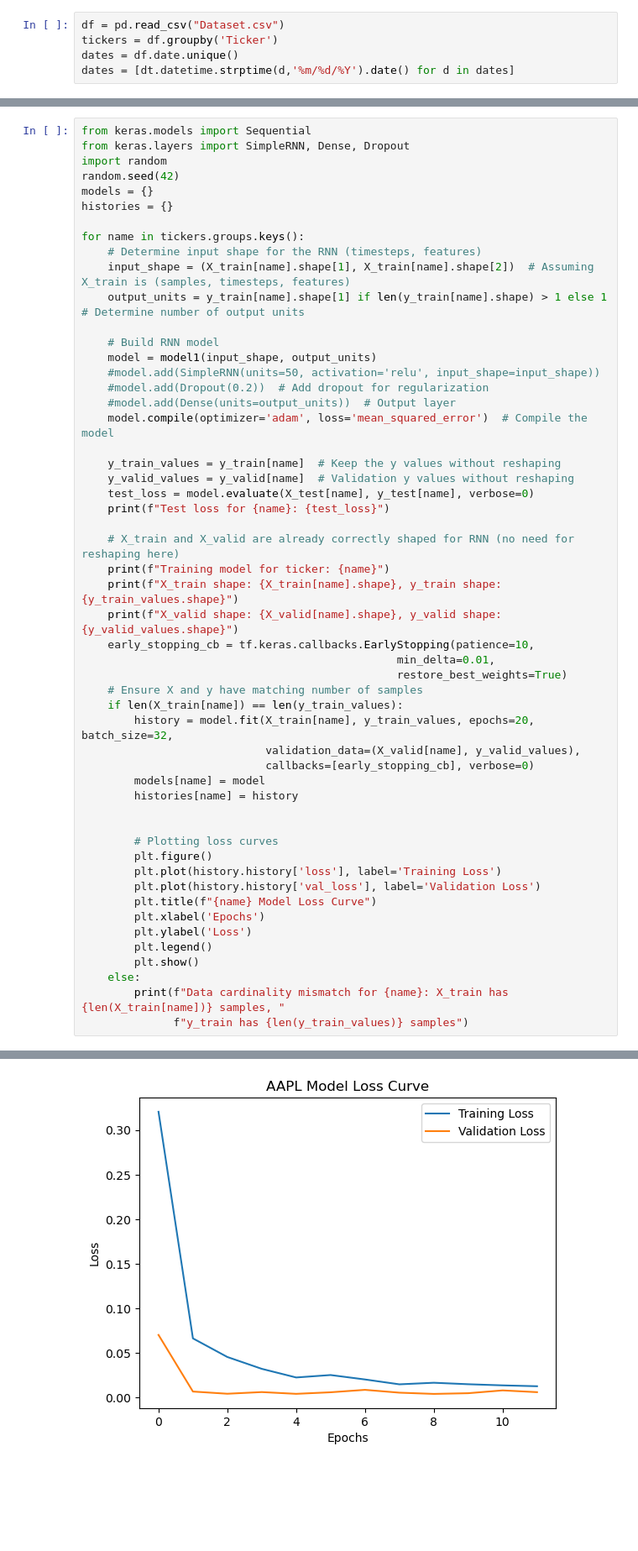
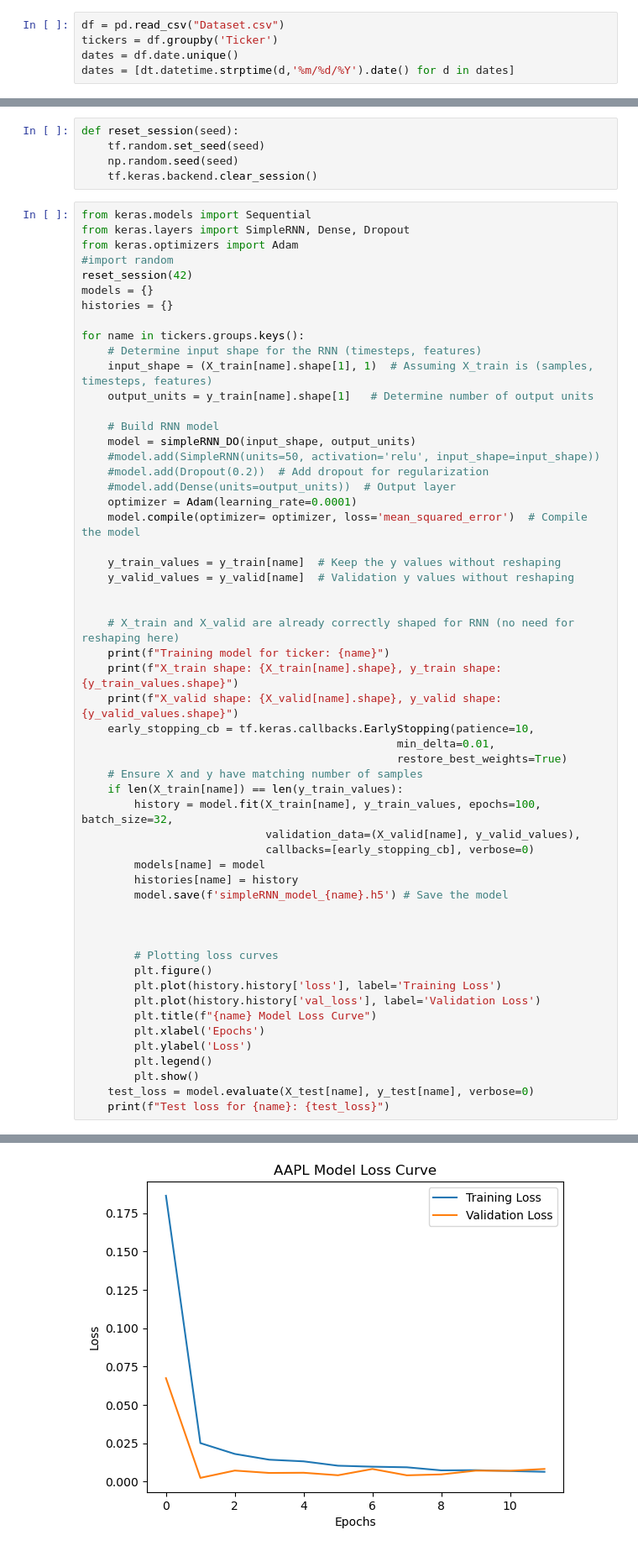
Before and after one commit to yshirai999/Erdos-project, a Jupyter notebook: RNN and RNN DO_test.ipynb, the cells around one changed output, grey strips where cells are left out. Shown: that part at 84% size. Saved outputs shown, nothing was run; the diff lists cells and outputs as text; blank space fills up the shorter version.

```diff
--- a/RNN and RNN DO_test.ipynb
+++ b/RNN and RNN DO_test.ipynb
@@ -128,29 +140,35 @@ def model1(input_shape, output_units):
     model.add(Dense(units= output_units))
     return model
+# %%
+def reset_session(seed):
+    tf.random.set_seed(seed)
+    np.random.seed(seed)
+    tf.keras.backend.clear_session()
 # %%
 from keras.models import Sequential
 from keras.layers import SimpleRNN, Dense, Dropout
-import random
-random.seed(42)
+from keras.optimizers import Adam
+#import random
+reset_session(42)
 models = {}
 histories = {}
 
 for name in tickers.groups.keys():
     # Determine input shape for the RNN (timesteps, features)
-    input_shape = (X_train[name].shape[1], X_train[name].shape[2])  # Assuming X_train is (samples, timesteps, features)
-    output_units = y_train[name].shape[1] if len(y_train[name].shape) > 1 else 1  # Determine number of output units
+    input_shape = (X_train[name].shape[1], 1)  # Assuming X_train is (samples, timesteps, features)
+    output_units = y_train[name].shape[1]   # Determine number of output units
 
     # Build RNN model
-    model = model1(input_shape, output_units)
+    model = simpleRNN_DO(input_shape, output_units)
     #model.add(SimpleRNN(units=50, activation='relu', input_shape=input_shape))
     #model.add(Dropout(0.2))  # Add dropout for regularization
     #model.add(Dense(units=output_units))  # Output layer
-    model.compile(optimizer='adam', loss='mean_squared_error')  # Compile the model
+    optimizer = Adam(learning_rate=0.0001)
+    model.compile(optimizer= optimizer, loss='mean_squared_error')  # Compile the model
 
     y_train_values = y_train[name]  # Keep the y values without reshaping
     y_valid_values = y_valid[name]  # Validation y values without reshaping
-    test_loss = model.evaluate(X_test[name], y_test[name], verbose=0)
-    print(f"Test loss for {name}: {test_loss}")
+
 
     # X_train and X_valid are already correctly shaped for RNN (no need for reshaping here)
     print(f"Training model for ticker: {name}")
@@ -161,11 +179,13 @@ for name in tickers.groups.keys():
                                                 restore_best_weights=True)
     # Ensure X and y have matching number of samples
     if len(X_train[name]) == len(y_train_values):
-        history = model.fit(X_train[name], y_train_values, epochs=20, batch_size=32,
+        history = model.fit(X_train[name], y_train_values, epochs=100, batch_size=32,
                             validation_data=(X_valid[name], y_valid_values),
                             callbacks=[early_stopping_cb], verbose=0)
         models[name] = model
         histories[name] = history
+        model.save(f'simpleRNN_model_{name}.h5') # Save the model
+
 
 
         # Plotting loss curves
@@ -177,7 +197,6 @@ for name in tickers.groups.keys():
         plt.ylabel('Loss')
         plt.legend()
         plt.show()
-    else:
-        print(f"Data cardinality mismatch for {name}: X_train has {len(X_train[name])} samples, "
-              f"y_train has {len(y_train_values)} samples")
+    test_loss = model.evaluate(X_test[name], y_test[name], verbose=0)
+    print(f"Test loss for {name}: {test_loss}")
 # %% [output]
@@ -188 +206 @@ X_valid shape: (200, 10, 1), y_valid shape: (200, 1)
-[figure, old version]
+[figure, new version]
```
Also changed, not shown: parts of 13 cells of this notebook.
